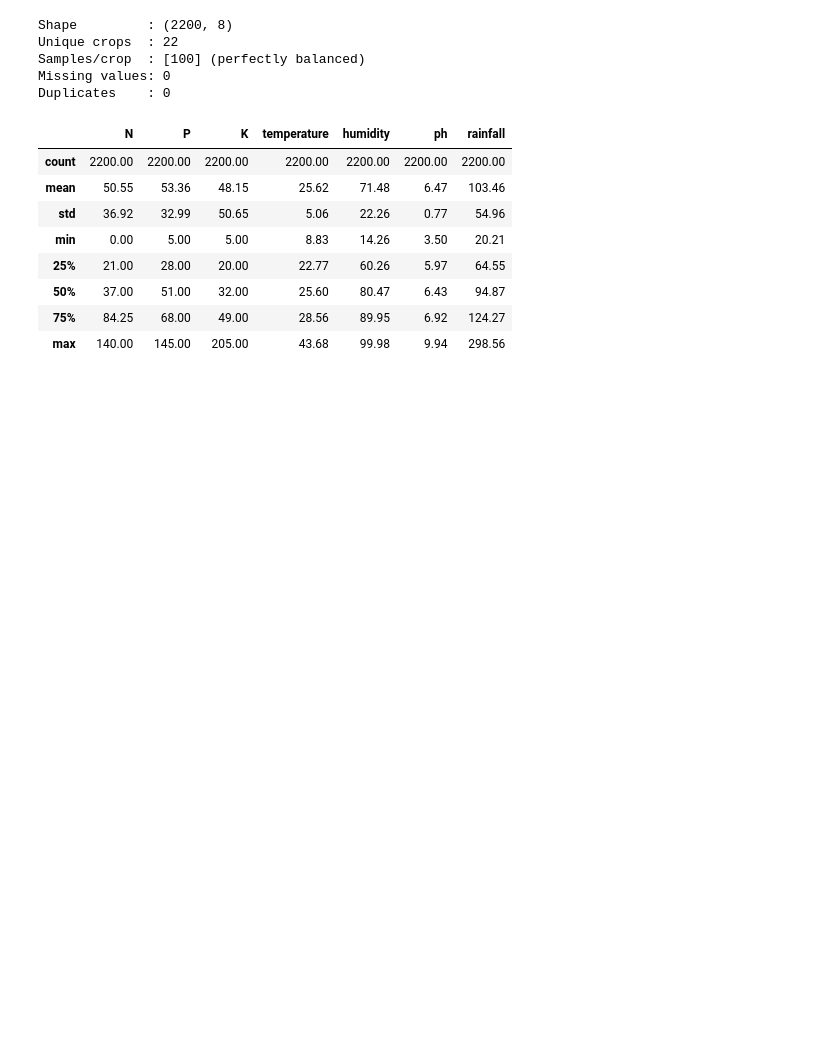
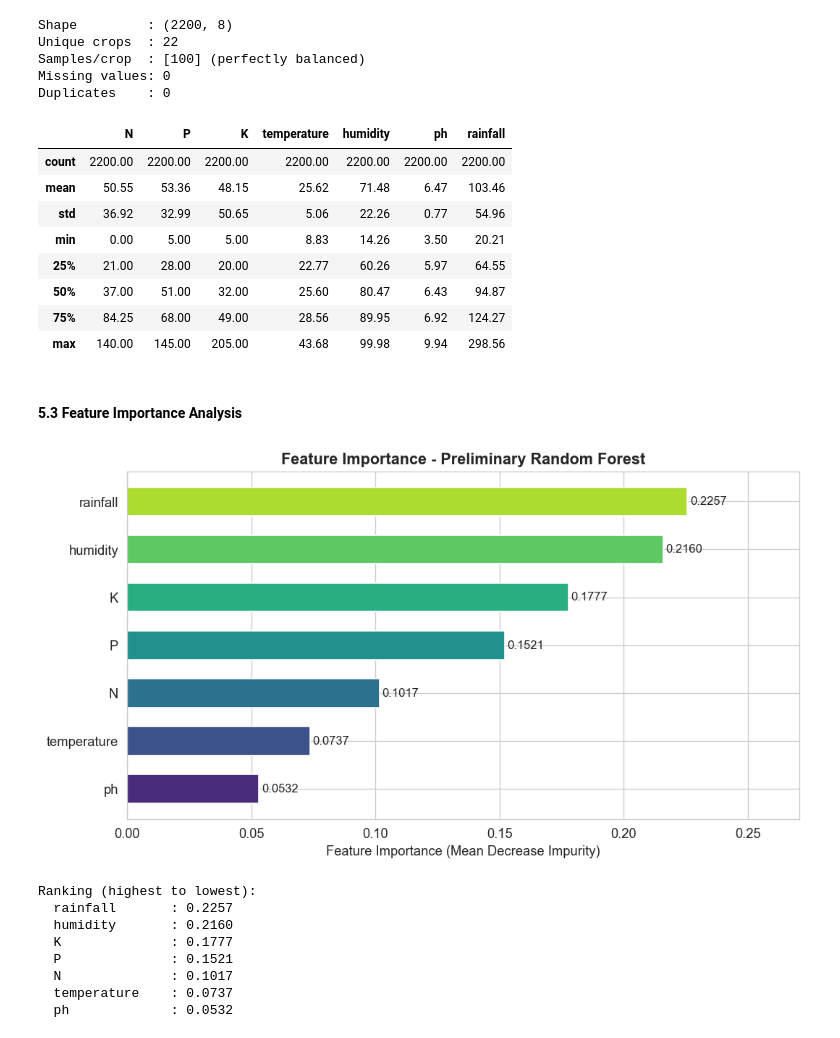
Before and after one commit to mriyazashliya03/Crop-Recommendation-System-using-ML, a Jupyter notebook: model_building.ipynb, the cells around one changed output. Cells and saved outputs as stored; diff of their text form; code cells hidden in the pictures; blank space fills up the shorter version.

Commit message:
Updated Feature Importance Analysis

```diff
--- a/model_building.ipynb
+++ b/model_building.ipynb
@@ -54,3 +54,47 @@ Duplicates    : 0
 | 50% | 37.00 | 51.00 | 32.00 | 25.60 | 80.47 | 6.43 | 94.87 |
 | 75% | 84.25 | 68.00 | 49.00 | 28.56 | 89.95 | 6.92 | 124.27 |
 | max | 140.00 | 145.00 | 205.00 | 43.68 | 99.98 | 9.94 | 298.56 |
+# %% [markdown]
+#### 5.3 Feature Importance Analysis
+# %%
+le = LabelEncoder()
+df['label_enc'] = le.fit_transform(df['label'])
+feature_cols = [col for col in df.columns if col not in ['label', 'label_enc']]
+X_all = df[feature_cols].values
+y_all = df['label_enc'].values
+classes = le.classes_
+
+rf_prelim = RandomForestClassifier(n_estimators=100, random_state=42, n_jobs=-1)
+rf_prelim.fit(X_all, y_all)
+
+importances = rf_prelim.feature_importances_
+idx = np.argsort(importances)
+
+fig, ax = plt.subplots(figsize=(9, 5))
+colors = sns.color_palette('viridis', len(feature_cols))
+bars = ax.barh([feature_cols[i] for i in idx], importances[idx],
+               color=colors, edgecolor='white', height=0.6)
+for bar, val in zip(bars, importances[idx]):
+    ax.text(val+0.001, bar.get_y()+bar.get_height()/2,
+            f'{val:.4f}', va='center', fontsize=10)
+ax.set_xlabel('Feature Importance (Mean Decrease Impurity)')
+ax.set_title('Feature Importance - Preliminary Random Forest',
+             fontsize=13, fontweight='bold')
+ax.set_xlim(0, importances.max()*1.2)
+plt.tight_layout()
+plt.savefig('feature_importance.png', bbox_inches='tight')
+plt.show()
+
+print('Ranking (highest to lowest):')
+for i in idx[::-1]:
+    print(f'  {feature_cols[i]:15s}: {importances[i]:.4f}')
+# %% [output]
+[figure, added]
+Ranking (highest to lowest):
+  rainfall       : 0.2257
+  humidity       : 0.2160
+  K              : 0.1777
+  P              : 0.1521
+  N              : 0.1017
+  temperature    : 0.0737
+  ph             : 0.0532
```
